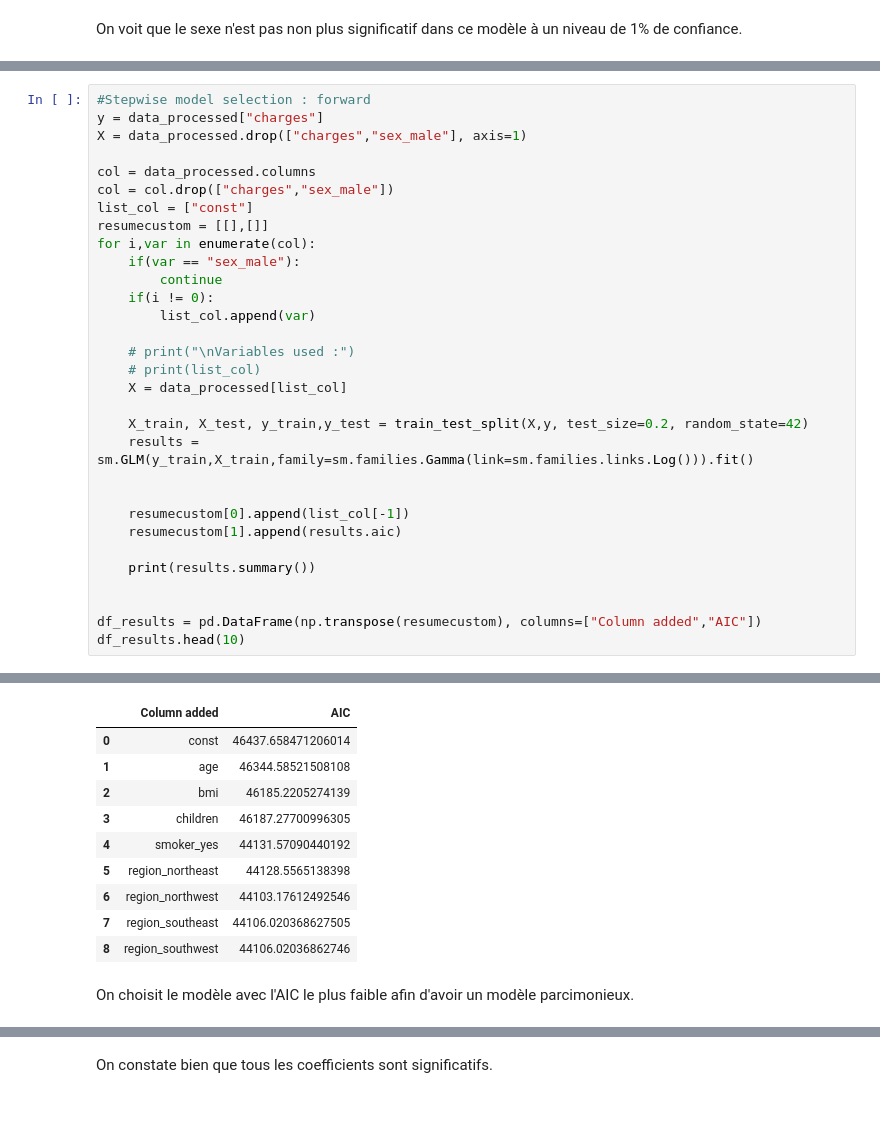
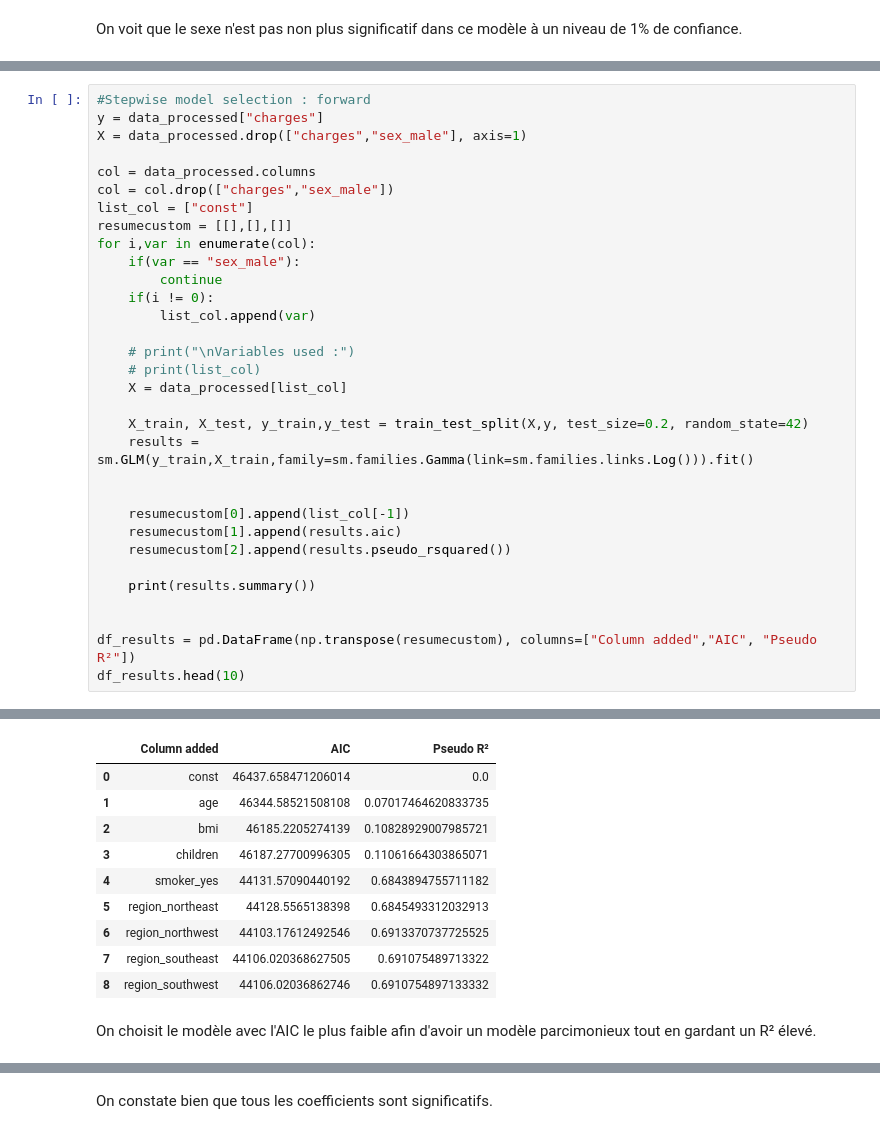
Before and after one commit to ultac/Projet-GLM, a Jupyter notebook: GLM Medical Charges.ipynb, the cells around one changed output, grey strips where cells are left out. Cells and saved outputs as stored; diff of their text form.

```diff
--- a/GLM Medical Charges.ipynb
+++ b/GLM Medical Charges.ipynb
@@ -1051,7 +1051,7 @@ X = data_processed.drop(["charges","sex_male"], axis=1)
 col = data_processed.columns
 col = col.drop(["charges","sex_male"])
 list_col = ["const"]
-resumecustom = [[],[]]
+resumecustom = [[],[],[]]
 for i,var in enumerate(col):
     if(var == "sex_male"):
         continue
@@ -1068,11 +1068,12 @@ for i,var in enumerate(col):
 
     resumecustom[0].append(list_col[-1])
     resumecustom[1].append(results.aic)
+    resumecustom[2].append(results.pseudo_rsquared())
 
     print(results.summary())
 
 
-df_results = pd.DataFrame(np.transpose(resumecustom), columns=["Column added","AIC"])
+df_results = pd.DataFrame(np.transpose(resumecustom), columns=["Column added","AIC", "Pseudo R²"])
 df_results.head(10)
 # %% [output]
                  Generalized Linear Model Regression Results
@@ -1087,23 +1088,23 @@ Time:                        18:45:10   Pearson chi2:                 1.81e+03
 No. Iterations:                     7   Pseudo R-squ. (CS):              0.000
 Covariance Type:            nonrobust
 ==============================================================================
 ... (164 lines left out)
 region_northwest     1.5197      0.029     52.901      0.000       1.463       1.576
 region_southeast     1.4058      0.033     42.581      0.000       1.341       1.470
 region_southwest     1.4095      0.030     46.665      0.000       1.350       1.469
 ====================================================================================
-|  | Column added | AIC |
-| 0 | const | 46437.658471206014 |
-| 1 | age | 46344.58521508108 |
-| 2 | bmi | 46185.2205274139 |
-| 3 | children | 46187.27700996305 |
-| 4 | smoker_yes | 44131.57090440192 |
-| 5 | region_northeast | 44128.5565138398 |
-| 6 | region_northwest | 44103.17612492546 |
-| 7 | region_southeast | 44106.020368627505 |
-| 8 | region_southwest | 44106.02036862746 |
+|  | Column added | AIC | Pseudo R² |
+| 0 | const | 46437.658471206014 | 0.0 |
+| 1 | age | 46344.58521508108 | 0.07017464620833735 |
+| 2 | bmi | 46185.2205274139 | 0.10828929007985721 |
+| 3 | children | 46187.27700996305 | 0.11061664303865071 |
+| 4 | smoker_yes | 44131.57090440192 | 0.6843894755711182 |
+| 5 | region_northeast | 44128.5565138398 | 0.6845493312032913 |
+| 6 | region_northwest | 44103.17612492546 | 0.6913370737725525 |
+| 7 | region_southeast | 44106.020368627505 | 0.691075489713322 |
+| 8 | region_southwest | 44106.02036862746 | 0.6910754897133332 |
 # %% [markdown]
-On choisit le modèle avec l'AIC le plus faible afin d'avoir un modèle parcimonieux.
+On choisit le modèle avec l'AIC le plus faible afin d'avoir un modèle parcimonieux tout en gardant un R² élevé.
 # %%
 y = data_processed["charges"]
 X = data_processed.drop(["charges","sex_male","region_southeast","region_southwest"], axis=1)
```
Also changed, not shown: parts of 10 cells of this notebook, 1 other file.
